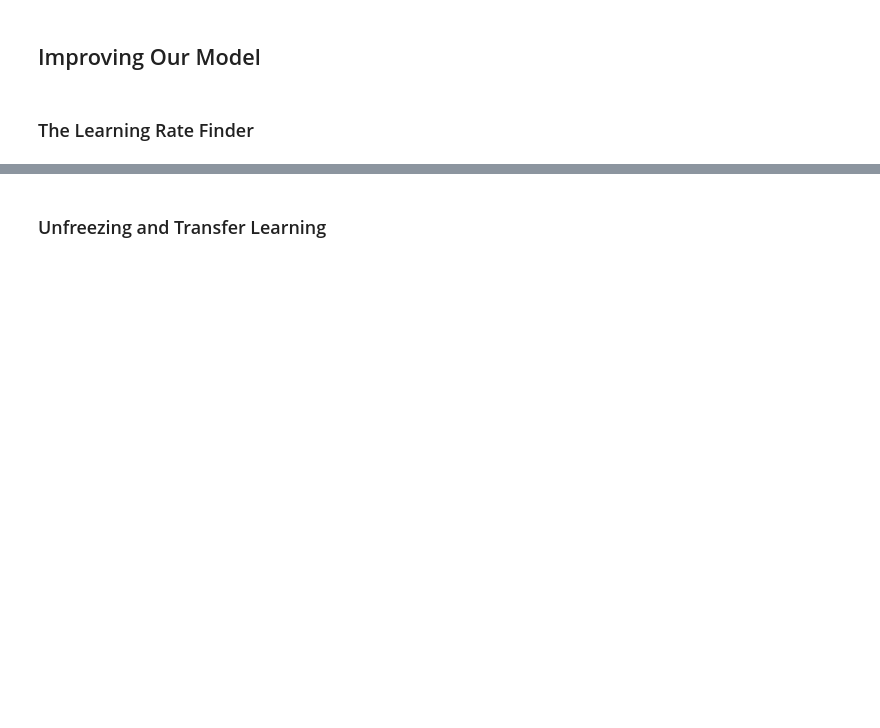
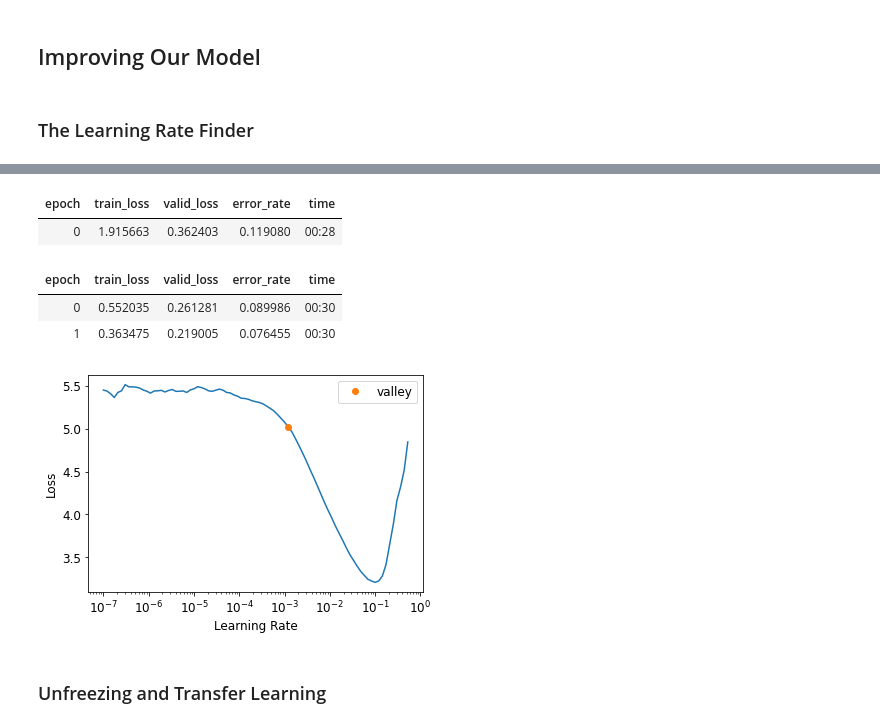
Before and after one commit to aw1231/fastbook, a Jupyter notebook: clean/05_pet_breeds.ipynb, the cells around one changed output, grey strips where cells are left out. Cells and saved outputs as stored; diff of their text form; code cells hidden in the pictures; blank space fills up the shorter version.

```diff
--- a/clean/05_pet_breeds.ipynb
+++ b/clean/05_pet_breeds.ipynb
@@ -230,3 +265,4 @@ print(f"Minimum/10: {lr_min:.2e}, steepest point: {lr_steep:.2e}")
 # %%
 learn = cnn_learner(dls, resnet34, metrics=error_rate)
-learn.fine_tune(2, base_lr=3e-3)
+learn.fine_tune(2, base_lr=learn.lr_find().valley)
+# %% [output]
@@ -233,3 +270,9 @@ learn.fine_tune(2, base_lr=3e-3)
+| epoch | train_loss | valid_loss | error_rate | time |
+| 0 | 1.915663 | 0.362403 | 0.119080 | 00:28 |
+| epoch | train_loss | valid_loss | error_rate | time |
+| 0 | 0.552035 | 0.261281 | 0.089986 | 00:30 |
+| 1 | 0.363475 | 0.219005 | 0.076455 | 00:30 |
+[figure, added]
 # %% [markdown]
 ### Unfreezing and Transfer Learning
 # %%
```
Also changed, not shown: parts of 12 cells of this notebook.
